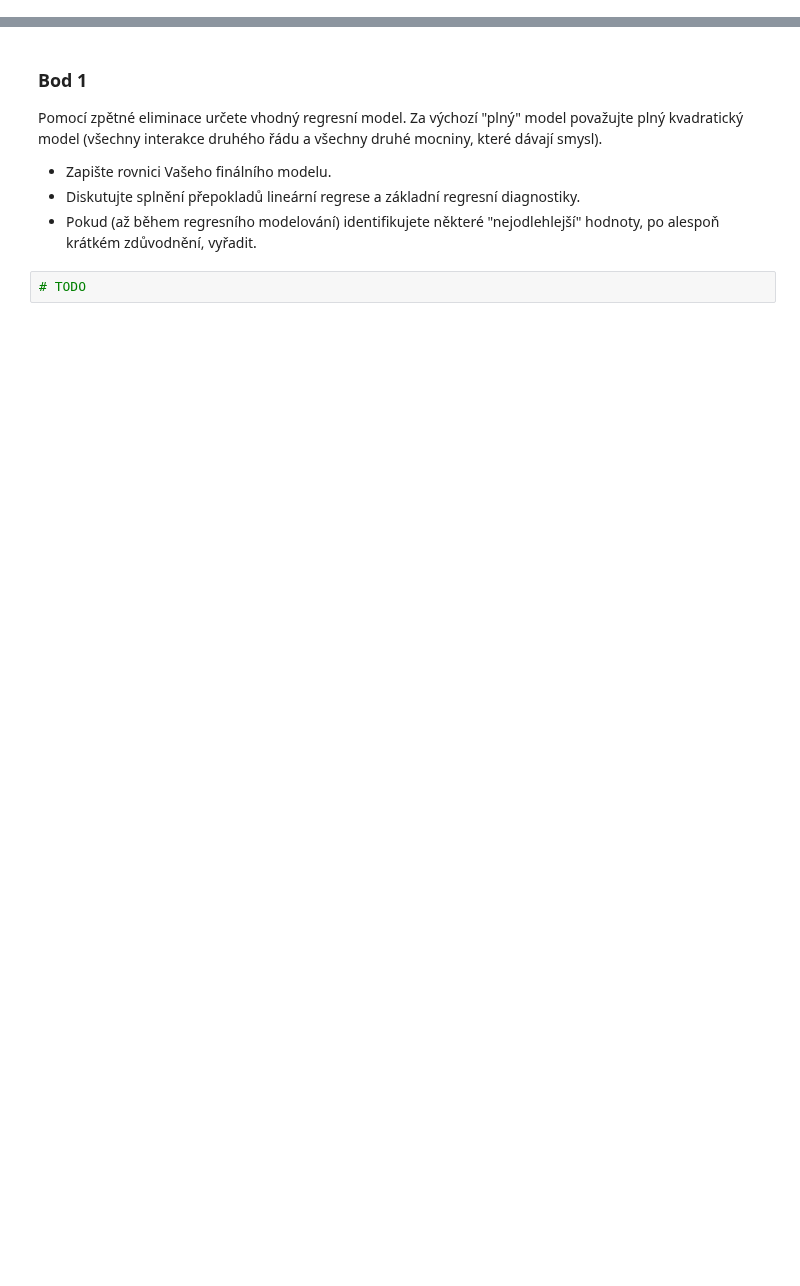
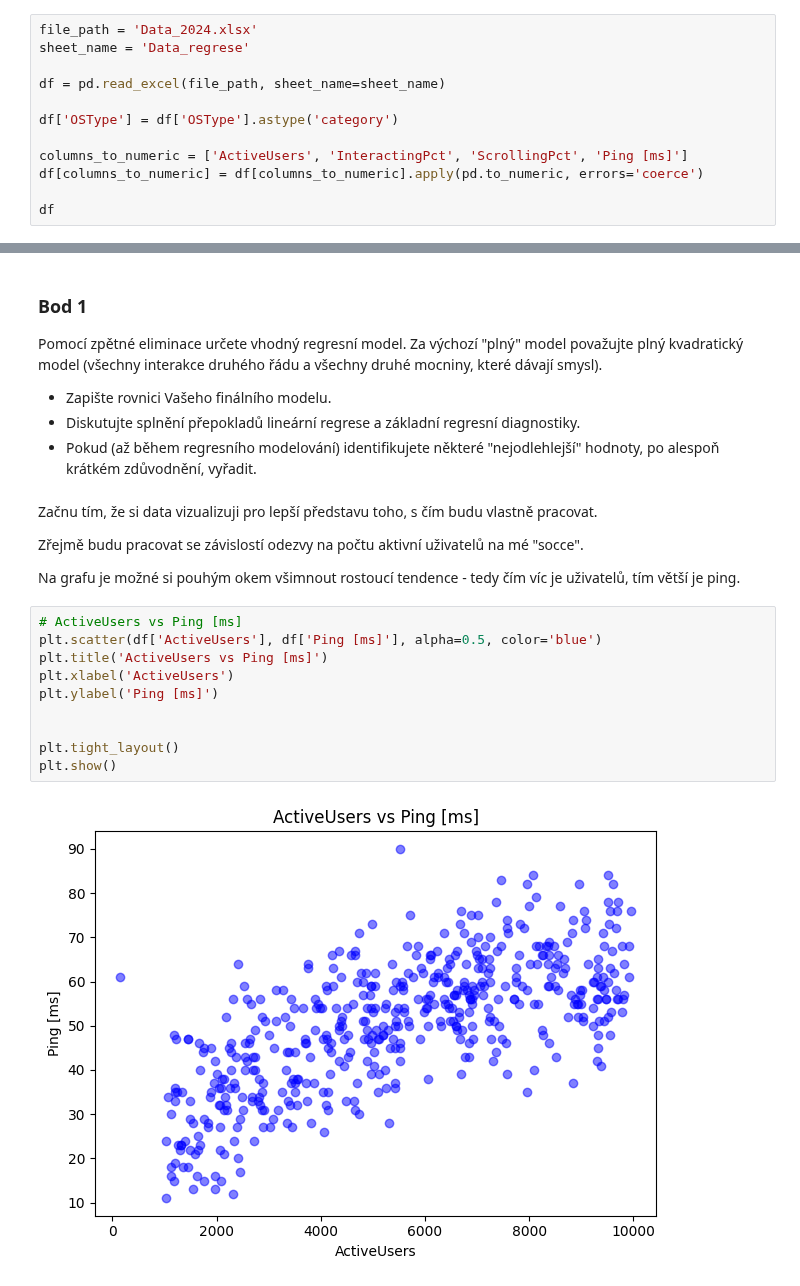
Before and after one commit to MOONYROS/VUT-MSP-projects, a Jupyter notebook: proj2/proj2.ipynb, the cells around one changed output, grey strips where cells are left out. Drawn from its saved outputs; the diff is of its cells as text; blank space fills up the shorter version.

Commit message:
feat: task 2 data loaded

```diff
--- a/proj2/proj2.ipynb
+++ b/proj2/proj2.ipynb
@@ -193,0 +198,12 @@ Zkuste nějak slovně charakterizovat/popsat fungování doby zaměstnání v ob
+# %%
+file_path = 'Data_2024.xlsx'
+sheet_name = 'Data_regrese'
+
+df = pd.read_excel(file_path, sheet_name=sheet_name)
+
+df['OSType'] = df['OSType'].astype('category')
+
+columns_to_numeric = ['ActiveUsers', 'InteractingPct', 'ScrollingPct', 'Ping [ms]']
+df[columns_to_numeric] = df[columns_to_numeric].apply(pd.to_numeric, errors='coerce')
+
+df
@@ -199,5 +229,21 @@ Pomocí zpětné eliminace určete vhodný regresní model. Za výchozí "plný"
 - Zapište rovnici Vašeho finálního modelu.
 - Diskutujte splnění přepokladů lineární regrese a základní regresní diagnostiky.
 - Pokud (až během regresního modelování) identifikujete některé "nejodlehlejší" hodnoty, po alespoň krátkém zdůvodnění, vyřadit.
-# %%
-# TODO
+# %% [markdown]
+Začnu tím, že si data vizualizuji pro lepší představu toho, s čím budu vlastně pracovat.
+
+Zřejmě budu pracovat se závislostí odezvy na počtu aktivní uživatelů na mé "socce".
+
+Na grafu je možné si pouhým okem všimnout rostoucí tendence - tedy čím víc je uživatelů, tím větší je ping.
+# %%
+# ActiveUsers vs Ping [ms]
+plt.scatter(df['ActiveUsers'], df['Ping [ms]'], alpha=0.5, color='blue')
+plt.title('ActiveUsers vs Ping [ms]')
+plt.xlabel('ActiveUsers')
+plt.ylabel('Ping [ms]')
+
+
+plt.tight_layout()
+plt.show()
+# %% [output]
+[figure, added]
```
Also changed, not shown: parts of 3 cells of this notebook.
